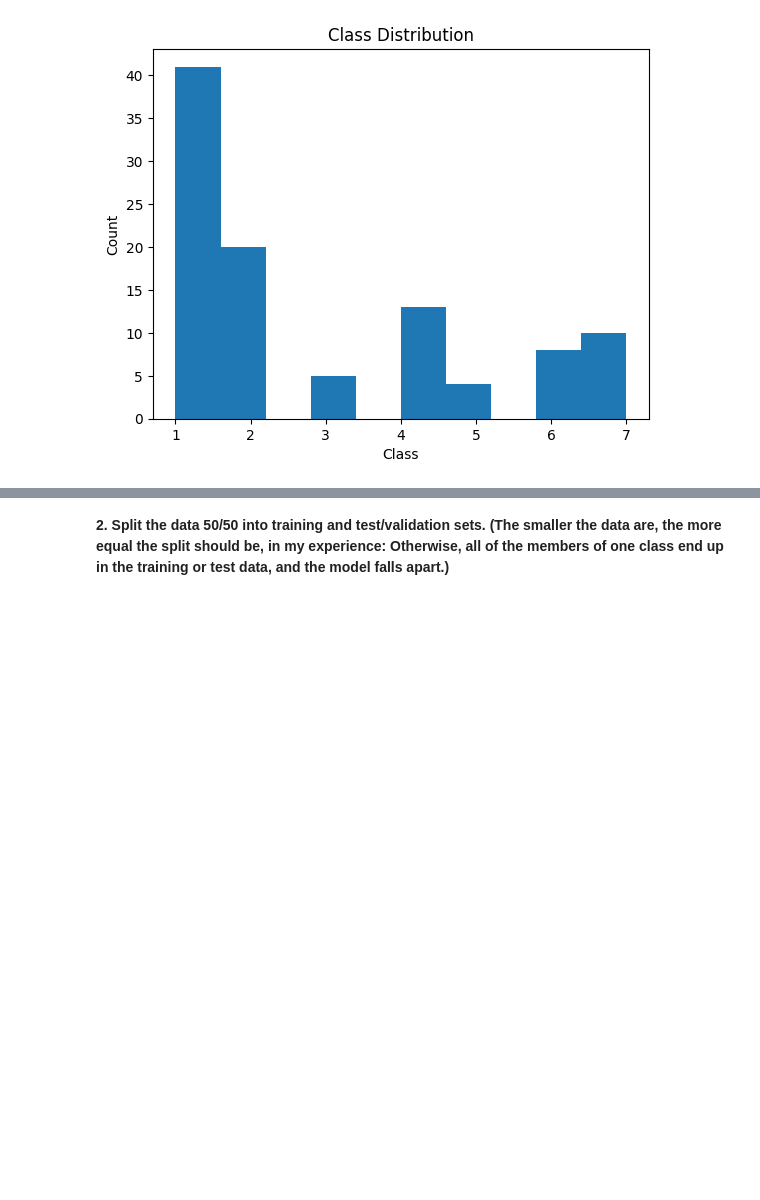
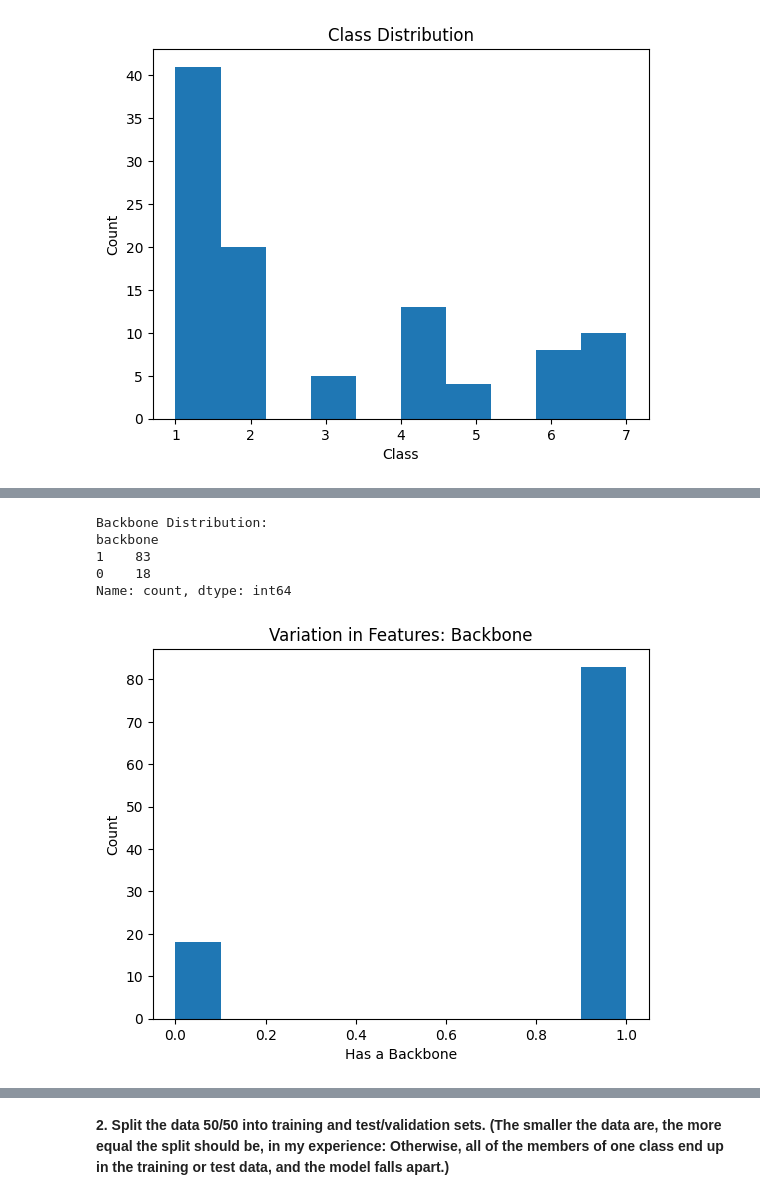
Before and after one commit to kweuj7fh/DS3001-K-Nearest_Neighbor, a Jupyter notebook: Assignment: K-nearest Neighbor.ipynb, the cells around one changed output, grey strips where cells are left out. Cells and saved outputs as stored; diff of their text form; code cells hidden in the pictures; blank space fills up the shorter version.

```diff
--- a/Assignment: K-nearest Neighbor.ipynb
+++ b/Assignment: K-nearest Neighbor.ipynb
@@ -345,0 +375,19 @@ dtype: int64
+# %%
+# variation in backbone
+
+backbone_distribution = animals['backbone'].value_counts() # number of animals with backbone/no backbone
+print("\nBackbone Distribution:")
+print(backbone_distribution)
+
+animals['backbone'].hist(grid=False) # histogram
+plt.title('Variation in Features: Backbone')
+plt.xlabel('Has a Backbone')
+plt.ylabel('Count')
+plt.show()
+# %% [output]
+Backbone Distribution:
+backbone
+1    83
+0    18
+Name: count, dtype: int64
+[figure, added]
```
Also changed, not shown: parts of 16 cells of this notebook.
